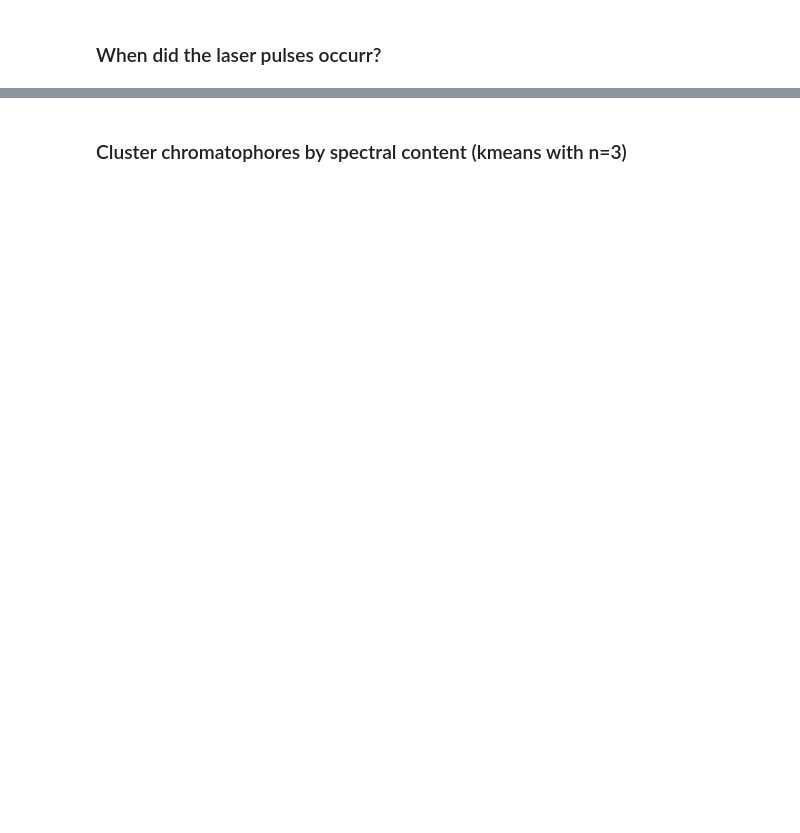
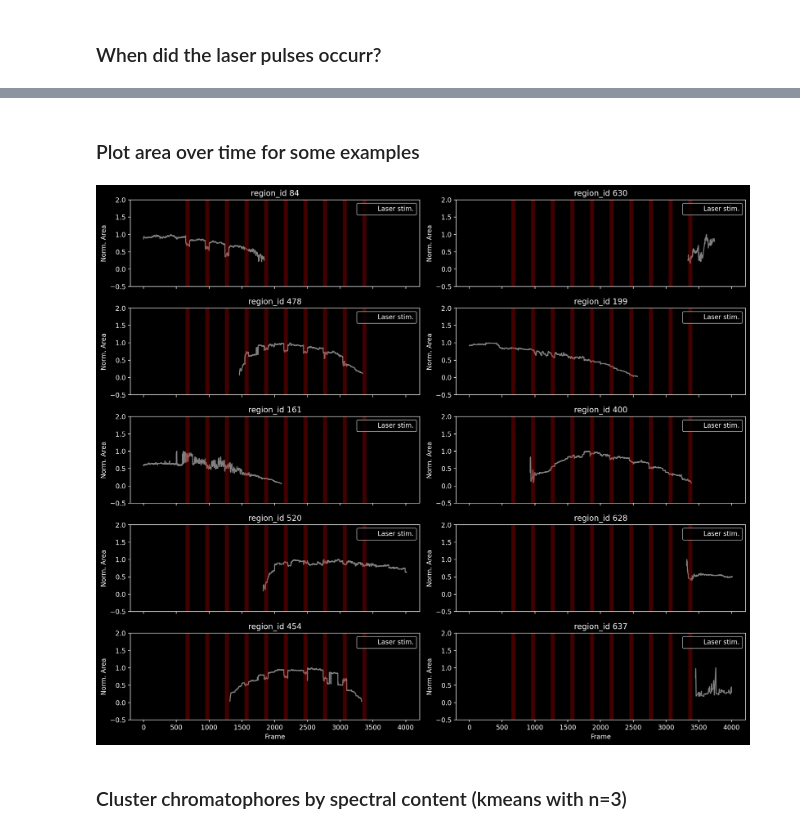
Before and after one commit to horsto/chroma, a Jupyter notebook: code/load_data.ipynb, the cells around one changed output, grey strips where cells are left out. Saved outputs shown, nothing was run; the diff lists cells and outputs as text; code cells hidden in the pictures; blank space fills up the shorter version.

```diff
--- a/code/load_data.ipynb
+++ b/code/load_data.ipynb
@@ -162,3 +144,34 @@ Found 5 laser pulses
+# %% [markdown]
+### Plot area over time for some examples
+# %%
+# Plot area over frame for 10 random chroma_ids, each on a separate axis
+sample_ids = np.random.choice(chroma_ids, size=10, replace=False)
+
+fig, axes = plt.subplots(5, 2, figsize=(14, 12), sharex=True)
+axes = axes.flatten()
+
+for ax, region_id in zip(axes, sample_ids):
+    subset = chroma_data[chroma_data['region_id'] == region_id]
+    area = subset['area']
+    # normalize area
+    area /= np.nanmax(area)
+    ax.plot(subset['frame'], subset['area'], color='grey')
+    ax.set_title(f'region_id {region_id}')
+    ax.set_ylabel('Norm. Area')
+    ax.set_ylim(-.5,np.nanmax(area)*2)
+    ax.grid(False)
+    for no_i, i in enumerate(laser_indices):
+        if not no_i:
+            ax.axvline(x=i, color='r', alpha=.025, label='Laser stim.')
+        else:
+            ax.axvline(x=i, color='r', alpha=0.025,)
+    ax.legend()
+axes[-1].set_xlabel('Frame')
+axes[-2].set_xlabel('Frame')
+plt.tight_layout()
+plt.show()
+# %% [output]
+[figure, new version]
 # %% [markdown]
 ### Cluster chromatophores by spectral content (kmeans with n=3)
 # %%
```
Also changed, not shown: parts of 11 cells of this notebook.
